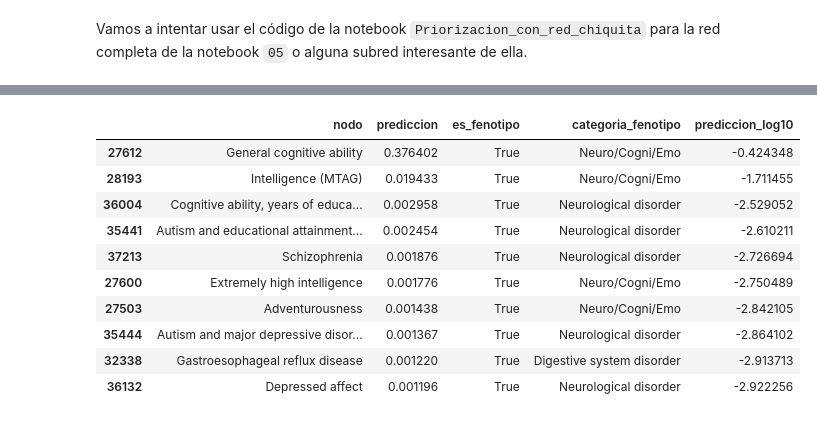
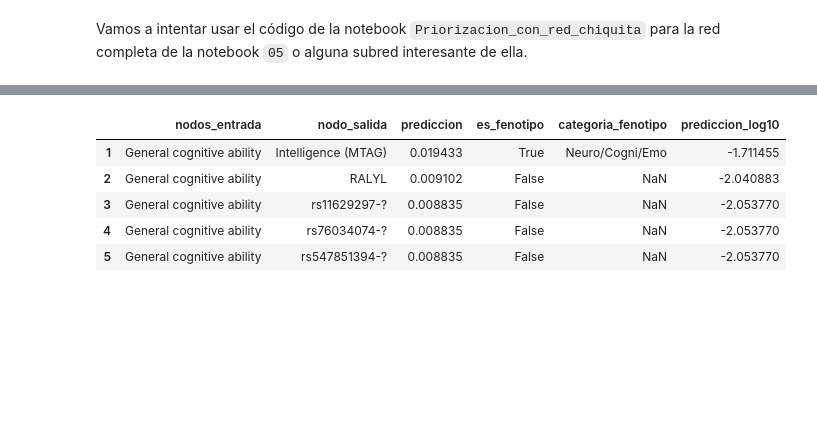
Before and after one commit to jmberros/redes-2020-GWAS_Catalog, a Jupyter notebook: 08_Label_Spreading_Red_Completa.ipynb, the cells around one changed output, grey strips where cells are left out. Drawn from its saved outputs; the diff is of its cells as text; code cells hidden in the pictures; blank space fills up the shorter version.

Commit message:
Renueva el grafico de fenotipos de salida en orden

```diff
--- a/08_Label_Spreading_Red_Completa.ipynb
+++ b/08_Label_Spreading_Red_Completa.ipynb
@@ -4,6 +4,17 @@ Vamos a intentar usar el código de la notebook `Priorizacion_con_red_chiquita`
 %run imports.py
 %run utils.py
 %run leer_red.py
+
+
+#########################################################
+#
+# OJO: Esto tiene un pico fuerte de uso de RAM! ~12 Gb
+#
+#########################################################
+
+TENGO_MUCHA_RAM = True
+
+#########################################################
 # %%
 %%time
 
@@ -85,26 +129,15 @@ The method stopped after 39 iterations, variation=0.0009.
 # %%
-spreading = pd.DataFrame({
-    "nodo": red.nodes(),
-    "prediccion": label_spreading.flat_predictions,
-})
+feno_a_categoria = red_df.set_index("fenotipo").categoria_fenotipo.to_dict()
+resultados["es_fenotipo"] = resultados.nodo_salida.isin(red_df.fenotipo)
+resultados["categoria_fenotipo"] = resultados.nodo_salida.map(feno_a_categoria)
+resultados["prediccion_log10"] = resultados.prediccion.map(np.log10)
+resultados = resultados.query("nodos_entrada != nodo_salida")
 
-feno_a_categoria = red_df.set_index("fenotipo").categoria_fenotipo.to_dict()
-
-spreading = spreading.sort_values(by="prediccion", ascending=False)
-spreading["es_fenotipo"] = spreading.nodo.isin(red_df.fenotipo)
-spreading["categoria_fenotipo"] = spreading.nodo.map(feno_a_categoria)
-spreading["prediccion_log10"] = spreading.prediccion.map(np.log10)
-
-spreading.query("es_fenotipo").head(10)
+resultados.head(5)
 # %% [output]
-|  | nodo | prediccion | es_fenotipo | categoria_fenotipo | prediccion_log10 |
-| 27612 | General cognitive ability | 0.376402 | True | Neuro/Cogni/Emo | -0.424348 |
-| 28193 | Intelligence (MTAG) | 0.019433 | True | Neuro/Cogni/Emo | -1.711455 |
-| 36004 | Cognitive ability, years of educa... | 0.002958 | True | Neurological disorder | -2.529052 |
-| 35441 | Autism and educational attainment... | 0.002454 | True | Neurological disorder | -2.610211 |
-| 37213 | Schizophrenia | 0.001876 | True | Neurological disorder | -2.726694 |
-| 27600 | Extremely high intelligence | 0.001776 | True | Neuro/Cogni/Emo | -2.750489 |
-| 27503 | Adventurousness | 0.001438 | True | Neuro/Cogni/Emo | -2.842105 |
-| 35444 | Autism and major depressive disor... | 0.001367 | True | Neurological disorder | -2.864102 |
-| 32338 | Gastroesophageal reflux disease | 0.001220 | True | Digestive system disorder | -2.913713 |
-| 36132 | Depressed affect | 0.001196 | True | Neurological disorder | -2.922256 |
+|  | nodos_entrada | nodo_salida | prediccion | es_fenotipo | categoria_fenotipo | prediccion_log10 |
+| 1 | General cognitive ability | Intelligence (MTAG) | 0.019433 | True | Neuro/Cogni/Emo | -1.711455 |
+| 2 | General cognitive ability | RALYL | 0.009102 | False | NaN | -2.040883 |
+| 3 | General cognitive ability | rs11629297-? | 0.008835 | False | NaN | -2.053770 |
+| 4 | General cognitive ability | rs76034074-? | 0.008835 | False | NaN | -2.053770 |
+| 5 | General cognitive ability | rs547851394-? | 0.008835 | False | NaN | -2.053770 |
```
Also changed, not shown: parts of 8 cells of this notebook.
